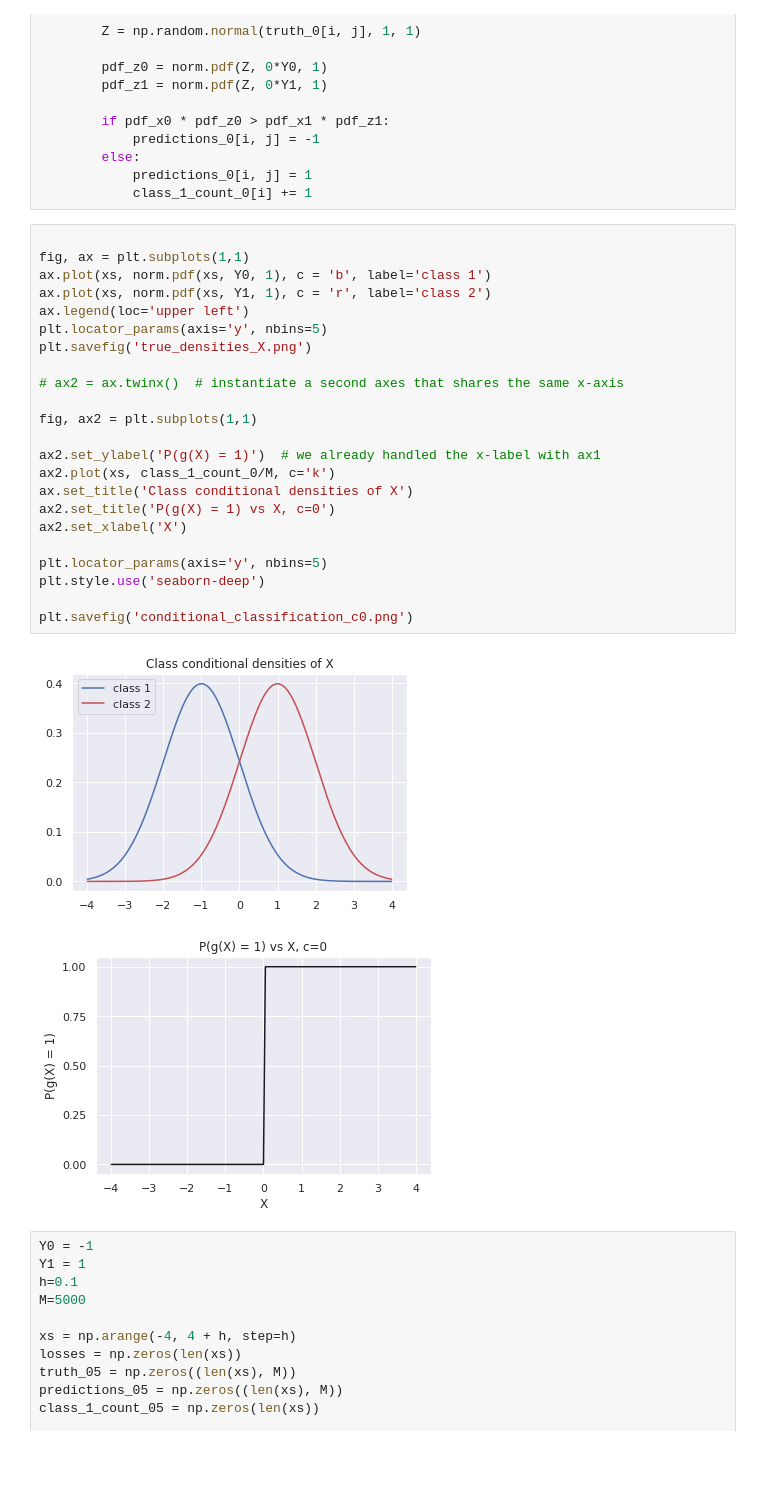
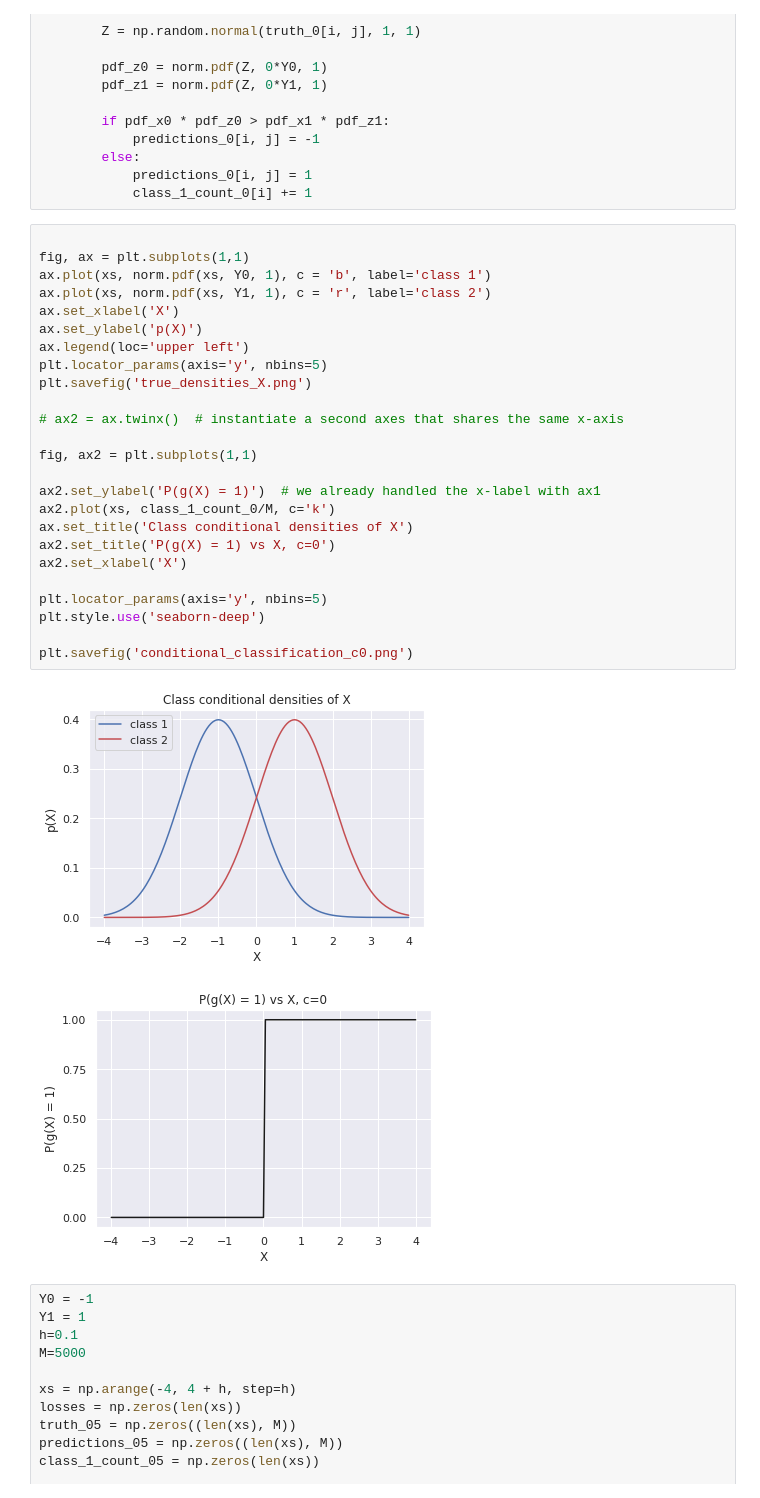
Before and after one commit to hhelm10/graphstats, a Jupyter notebook: experiments/vertex_classification_with_node_covariates/true_normal/two_class.ipynb, the cells around one changed output. Cells and saved outputs as stored; diff of their text form; blank space fills up the shorter version.

```diff
--- a/experiments/vertex_classification_with_node_covariates/true_normal/two_class.ipynb
+++ b/experiments/vertex_classification_with_node_covariates/true_normal/two_class.ipynb
@@ -39,28 +39,30 @@ for i, x in enumerate(tqdm(xs)):
 # %%
 
 fig, ax = plt.subplots(1,1)
 ax.plot(xs, norm.pdf(xs, Y0, 1), c = 'b', label='class 1')
 ax.plot(xs, norm.pdf(xs, Y1, 1), c = 'r', label='class 2')
+ax.set_xlabel('X')
+ax.set_ylabel('p(X)')
 ax.legend(loc='upper left')
 plt.locator_params(axis='y', nbins=5)
 plt.savefig('true_densities_X.png')
 
 # ax2 = ax.twinx()  # instantiate a second axes that shares the same x-axis
 
 fig, ax2 = plt.subplots(1,1)
 
 ax2.set_ylabel('P(g(X) = 1)')  # we already handled the x-label with ax1
 ax2.plot(xs, class_1_count_0/M, c='k')
 ax.set_title('Class conditional densities of X')
 ax2.set_title('P(g(X) = 1) vs X, c=0')
 ax2.set_xlabel('X')
 
 plt.locator_params(axis='y', nbins=5)
 plt.style.use('seaborn-deep')
 
 plt.savefig('conditional_classification_c0.png')
 # %% [output]
-[figure, old version]
+[figure, new version]
 [figure]
 # %%
 Y0 = -1
```
Also changed, not shown: 2 other files.
